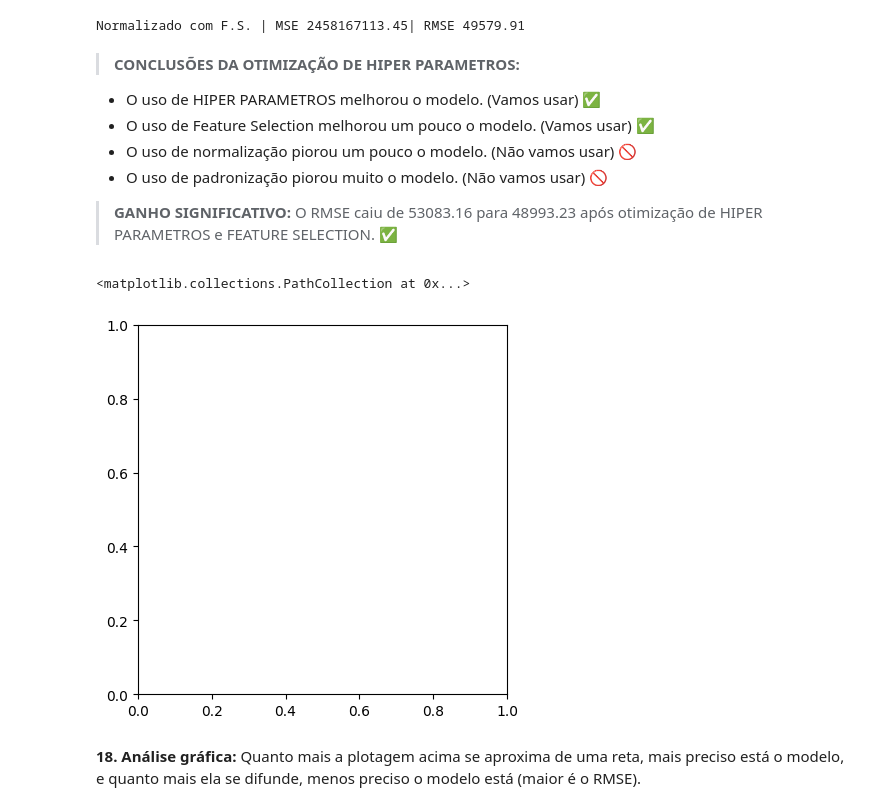
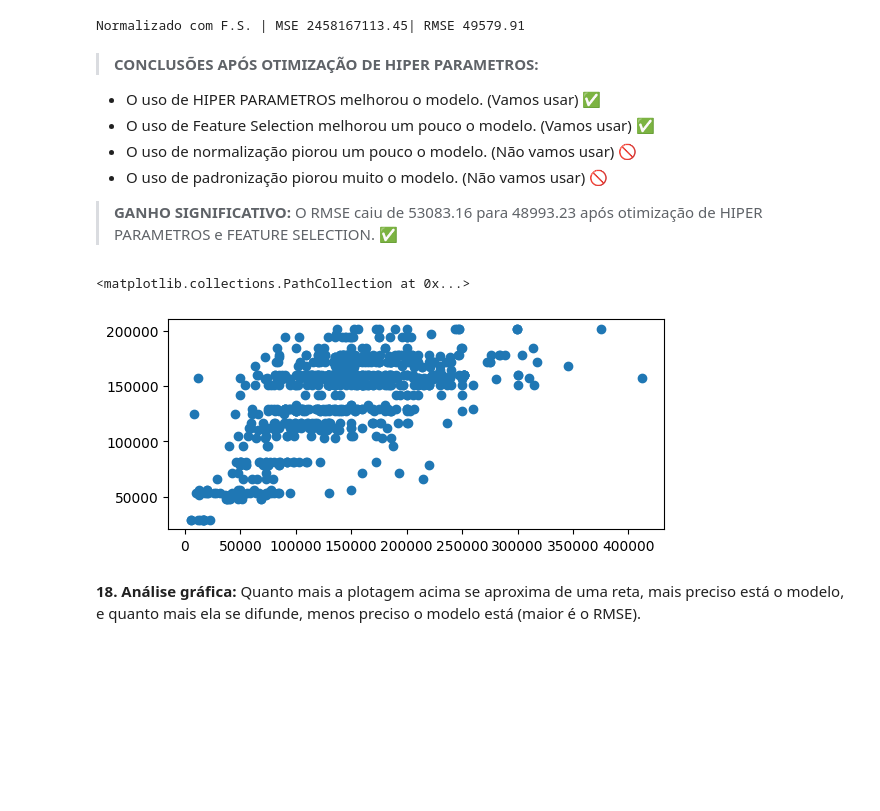
Before and after one commit to alanrolemberg/mvp, a Jupyter notebook: MachineLearningMVP.ipynb, the cells around one changed output. Drawn from its saved outputs; the diff is of its cells as text; code cells hidden in the pictures; blank space fills up the shorter version.

```diff
--- a/MachineLearningMVP.ipynb
+++ b/MachineLearningMVP.ipynb
@@ -754,7 +754,7 @@ print("Normalizado com F.S. | "+"MSE %0.2f" % mse + "| RMSE %0.2f" % np.sqrt(abs
 # %% [output]
 Normalizado com F.S. | MSE 2458167113.45| RMSE 49579.91
 # %% [markdown]
->**CONCLUSÕES DA OTIMIZAÇÃO DE HIPER PARAMETROS:**
+>**CONCLUSÕES APÓS OTIMIZAÇÃO DE HIPER PARAMETROS:**
 - O uso de HIPER PARAMETROS melhorou o modelo. (Vamos usar) ✅
 - O uso de Feature Selection melhorou um pouco o modelo. (Vamos usar) ✅
 - O uso de normalização piorou um pouco o modelo. (Não vamos usar) 🚫
@@ -765,14 +765,12 @@ O RMSE caiu de 53083.16 para 48993.23 após otimização de HIPER PARAMETROS e F
 # %%
 # Plotagem dos resultados após otimização de hiperparametros
 tuned_predictions = model_hp_fs.predict(X_test2)
 ax = plt.gca()
 ax.set_aspect('equal', adjustable='box')
-#ax.set_adjustable("box")
-plt.figure(figsize=(400, 400))
 plt.scatter(y_test2, tuned_predictions)
 # %% [output]
 <matplotlib.collections.PathCollection at 0x...>
-[figure, old version]
+[figure, new version]
 # %% [markdown]
 **18. Análise gráfica:** Quanto mais a plotagem acima se aproxima de uma reta, mais preciso está o modelo, e quanto mais ela se difunde, menos preciso o modelo está (maior é o RMSE).
 # %% [markdown]
```
Also changed, not shown: parts of 2 cells of this notebook.
